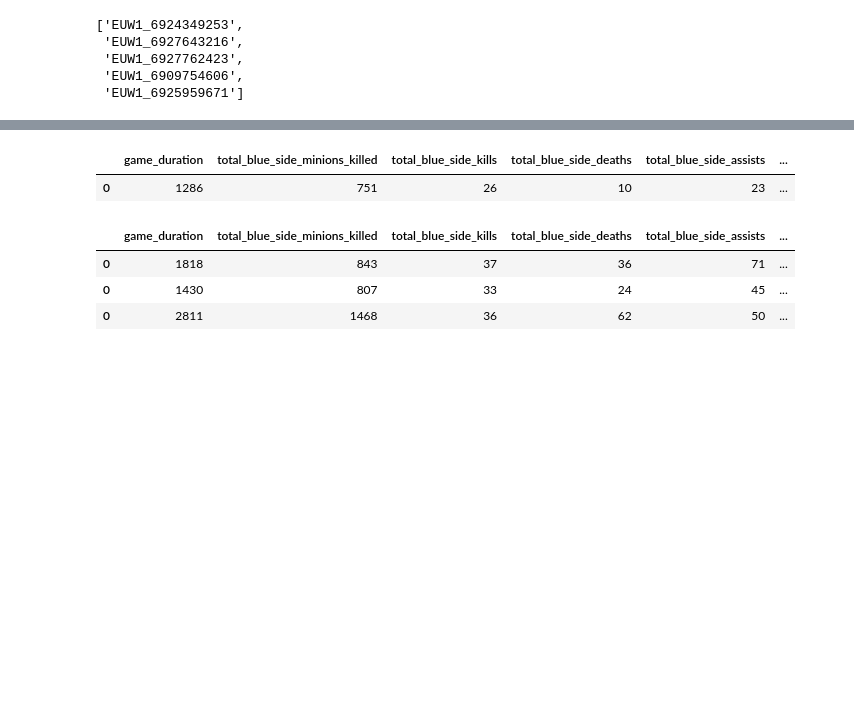
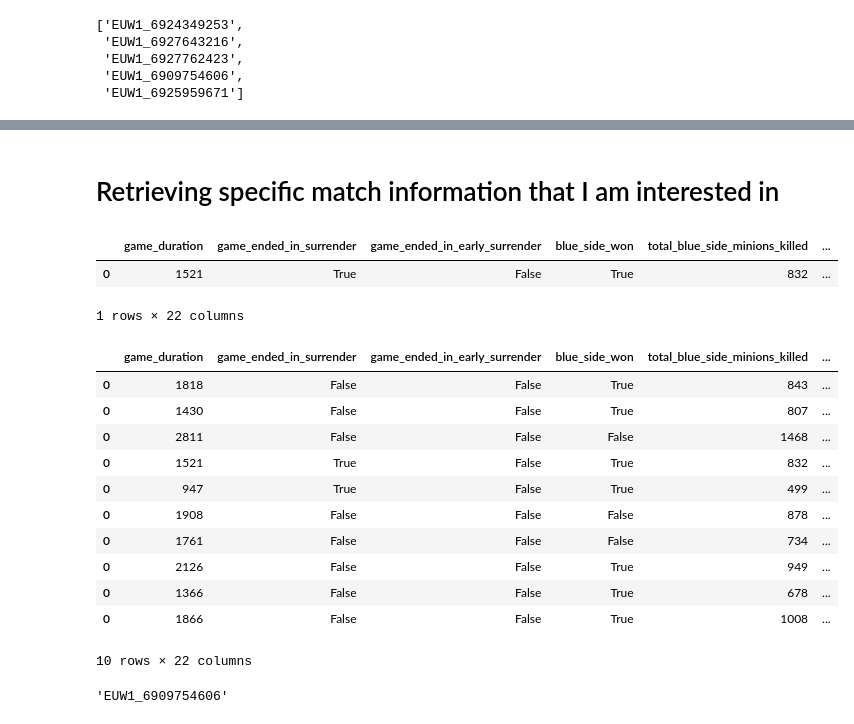
Before and after one commit to mohammad20306/Dissertation, a Jupyter notebook: project_code.ipynb, the cells around one changed output, grey strips where cells are left out. Drawn from its saved outputs; the diff is of its cells as text; code cells hidden in the pictures; blank space fills up the shorter version.

Commit message:
added some meaningful titles, updated get_specific_match_info function to get whether game ended in surrender and if blue side won

```diff
--- a/project_code.ipynb
+++ b/project_code.ipynb
@@ -233,3 +160,5 @@ rate limit exceeded
+# %% [markdown]
+# Retrieving specific match information that I am interested in
 # %%
 import pandas as pd
 
@@ -237,11 +166,14 @@ def get_specific_match_info(data):
     info = data['info']
     metadata = data['metadata']
     participants = metadata['participants']  # List of player puuids
+
+    #specific stats that applies to every player in the match
     game_duration = info['gameDuration']
+    game_ended_in_surrender = info['participants'][0]['gameEndedInSurrender']
+    game_ended_in_early_surrender=info['participants'][0]['gameEndedInEarlySurrender']
+    blue_side_won = info['participants'][0]['win']
 
-
-
-    #build dictionaries for both blue adn red sides
+    #build dictionaries for both blue adn red sides stats
     blue_side_stats = {
         'minions_killed': 0,
         'kills': 0,
@@ -253,6 +185,7 @@ def get_specific_match_info(data):
         'wards_placed':0,
         'vision_score':0
     }
+
     red_side_stats = {
         'minions_killed': 0,
         'kills': 0,
@@ -264,6 +197,7 @@ def get_specific_match_info(data):
         'wards_placed':0,
         'vision_score':0
     }
+
 
     #iterate through each players data. if the index of their participant id/puuid is less than 5 then they are on the blue team, otherwise they are on red team
     #side_stats is therefore assigned to each side depending on whether the participant/player id (i) is less than or greater than 5.
@@ -297,9 +231,13 @@ def get_specific_match_info(data):
 
     #create a dataframe with blue and red side stats
     df = pd.DataFrame({
+        #game info
         'game_duration':[game_duration],
+        'game_ended_in_surrender': [game_ended_in_surrender],
+        'game_ended_in_early_surrender': [game_ended_in_early_surrender],
+        'blue_side_won': [blue_side_won],
 
-        #blueside
+        #blue side
         'total_blue_side_minions_killed': [blue_side_stats['minions_killed']],
         'total_blue_side_kills': [blue_side_stats['kills']],
         'total_blue_side_deaths': [blue_side_stats['deaths']],
@@ -320,18 +258,18 @@ def get_specific_match_info(data):
         'total_red_side_ward_takedowns':[red_side_stats['wards_killed']],
         'total_red_side_wards_placed':[red_side_stats['wards_placed']],
         'total_red_side_vision_score':[red_side_stats['vision_score']]
+
     })
 
     return df
 # %%
-#test_function(data=get_match_info_from_id(matchId='EUW1_6927403998'))
+get_specific_match_info(data=get_match_info_from_id(matchId='EUW1_6909754606'))
+# %% [output]
+|  | game_duration | game_ended_in_surrender | game_ended_in_early_surrender | blue_side_won | total_blue_side_minions_killed | ... |
+| 0 | 1521 | True | False | True | 832 | ... |
+1 rows × 22 columns
-# %%
-get_specific_match_info(data=get_match_info_from_id(matchId='EUW1_6927403998'))
-# %% [output]
-|  | game_duration | total_blue_side_minions_killed | total_blue_side_kills | total_blue_side_deaths | total_blue_side_assists | ... |
-| 0 | 1286 | 751 | 26 | 10 | 23 | ... |
 # %%
-game=get_match_info_from_id(matchId='EUW1_6917216983')
+game=get_match_info_from_id(matchId='EUW1_6927521342')
 # %%
 def test_function(match_data):
     metadata=game['metadata']
@@ -367,7 +305,7 @@ def test_function(match_data):
     })
     return match_df
 # %%
-match_ids = unique_match_id_list[0:5]
+match_ids = unique_match_id_list[0:10]
 
 df=pd.DataFrame()
 
@@ -377,9 +315,21 @@ for match_id in match_ids:
 
     df= pd.concat([df,matchdf])
 # %%
-df.head(3)
+df
 # %% [output]
-|  | game_duration | total_blue_side_minions_killed | total_blue_side_kills | total_blue_side_deaths | total_blue_side_assists | ... |
-| 0 | 1818 | 843 | 37 | 36 | 71 | ... |
-| 0 | 1430 | 807 | 33 | 24 | 45 | ... |
-| 0 | 2811 | 1468 | 36 | 62 | 50 | ... |
+|  | game_duration | game_ended_in_surrender | game_ended_in_early_surrender | blue_side_won | total_blue_side_minions_killed | ... |
+| 0 | 1818 | False | False | True | 843 | ... |
+| 0 | 1430 | False | False | True | 807 | ... |
+| 0 | 2811 | False | False | False | 1468 | ... |
+| 0 | 1521 | True | False | True | 832 | ... |
+| 0 | 947 | True | False | True | 499 | ... |
+| 0 | 1908 | False | False | False | 878 | ... |
+| 0 | 1761 | False | False | False | 734 | ... |
+| 0 | 2126 | False | False | True | 949 | ... |
+| 0 | 1366 | False | False | True | 678 | ... |
+| 0 | 1866 | False | False | True | 1008 | ... |
+10 rows × 22 columns
+# %%
+match_ids[3]
+# %% [output]
+'EUW1_6909754606'
```
Also changed, not shown: parts of 6 cells of this notebook.
